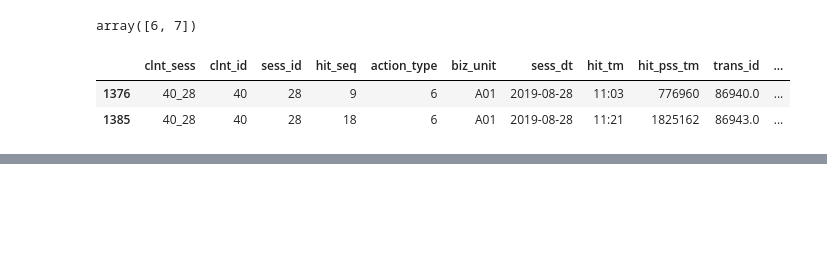
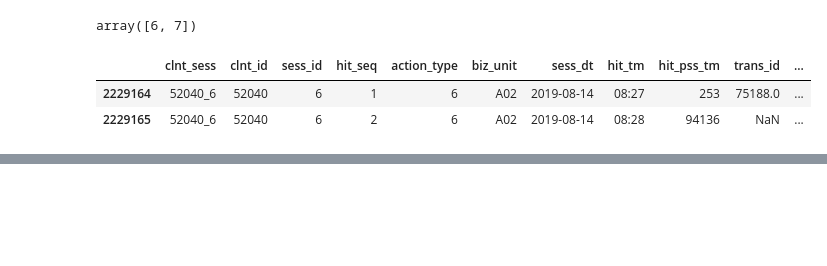
Before and after one commit to PEBpung/Lpoint-Hackathon, a Jupyter notebook: KM/201201_EDA2_km.ipynb, the cells around one changed output, grey strips where cells are left out. Saved outputs shown, nothing was run; the diff lists cells and outputs as text; code cells hidden in the pictures.

```diff
--- a/KM/201201_EDA2_km.ipynb
+++ b/KM/201201_EDA2_km.ipynb
@@ -937,3 +1020,5 @@ plt.show()
 기기 유형으로 유입채널의 unknown 데이터를 임의로 채울 수 있을 것 같다.
 - A03의 unknown 데이터는 mobile_app으로 변경
 -
+# %%
+raw_data1_Online_Act.loc[raw_data1_Online_Act['dvc_ctg_nm']=='unknown', 'dvc_ctg_nm'] = 'mobile_app'
@@ -1105,10 +1223,10 @@ np.sort(raw_data1_Online_Act[raw_data1_Online_Act.trans_id.notnull()].action_typ
 array([6, 7])
 # %%
 # 해당 데이터를 살펴보면 실제로 raw_data1_Online_Act 테이블에서 action_type=6, 7인 경우 trans_id에서 생성되고 있음을 확인 가능
-raw_data1_Online_Act[(raw_data1_Online_Act['clnt_sess']=='40_28')&
+raw_data1_Online_Act[(raw_data1_Online_Act['clnt_sess']=='52040_6')&
                     (raw_data1_Online_Act['action_type']==6)].sort_values(by='hit_seq')[:50]
 # %% [output]
 |  | clnt_sess | clnt_id | sess_id | hit_seq | action_type | biz_unit | sess_dt | hit_tm | hit_pss_tm | trans_id | ... |
-| 1376 | 40_28 | 40 | 28 | 9 | 6 | A01 | 2019-08-28 | 11:03 | 776960 | 86940.0 | ... |
-| 1385 | 40_28 | 40 | 28 | 18 | 6 | A01 | 2019-08-28 | 11:21 | 1825162 | 86943.0 | ... |
+| 2229164 | 52040_6 | 52040 | 6 | 1 | 6 | A02 | 2019-08-14 | 08:27 | 253 | 75188.0 | ... |
+| 2229165 | 52040_6 | 52040 | 6 | 2 | 6 | A02 | 2019-08-14 | 08:28 | 94136 | NaN | ... |
 # %%
```
Also changed, not shown: parts of 26 cells of this notebook.
